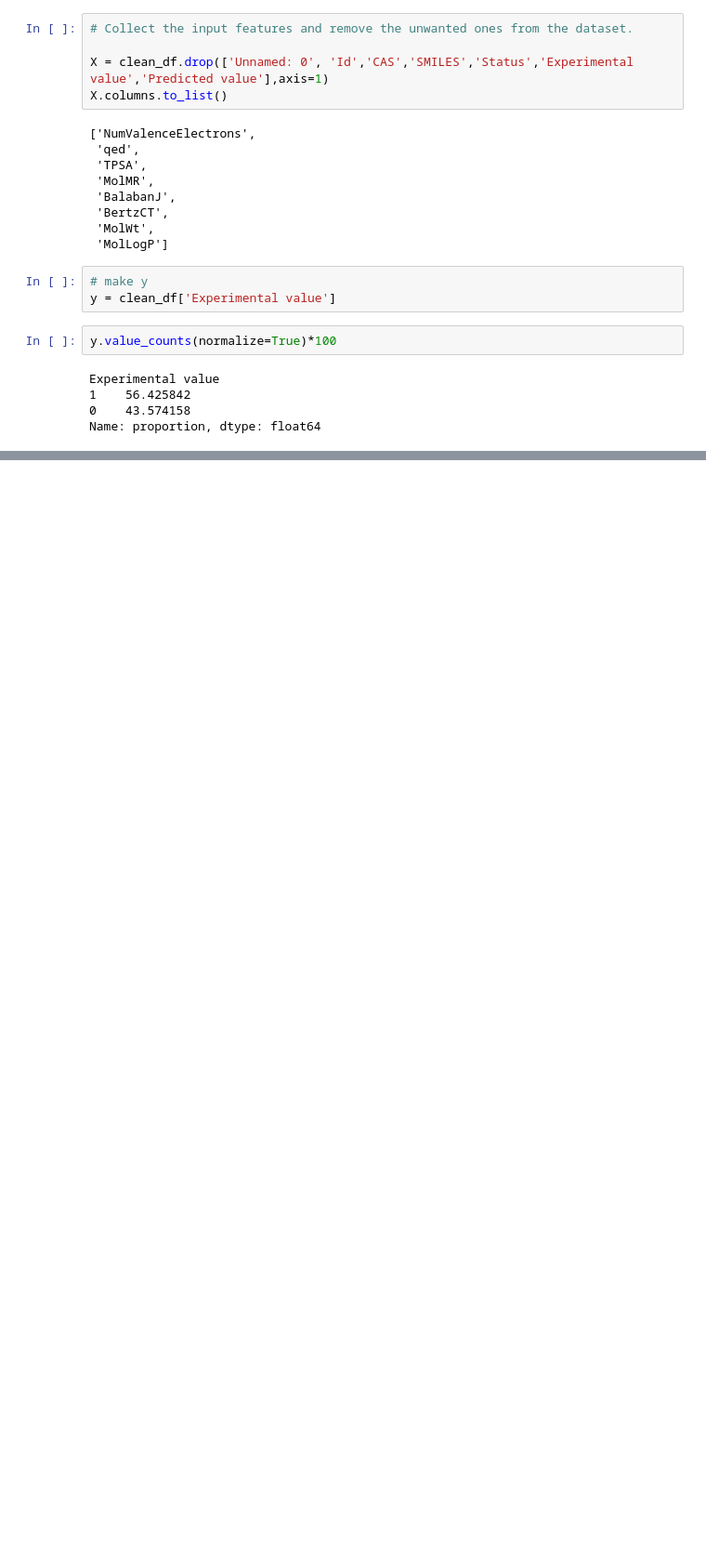
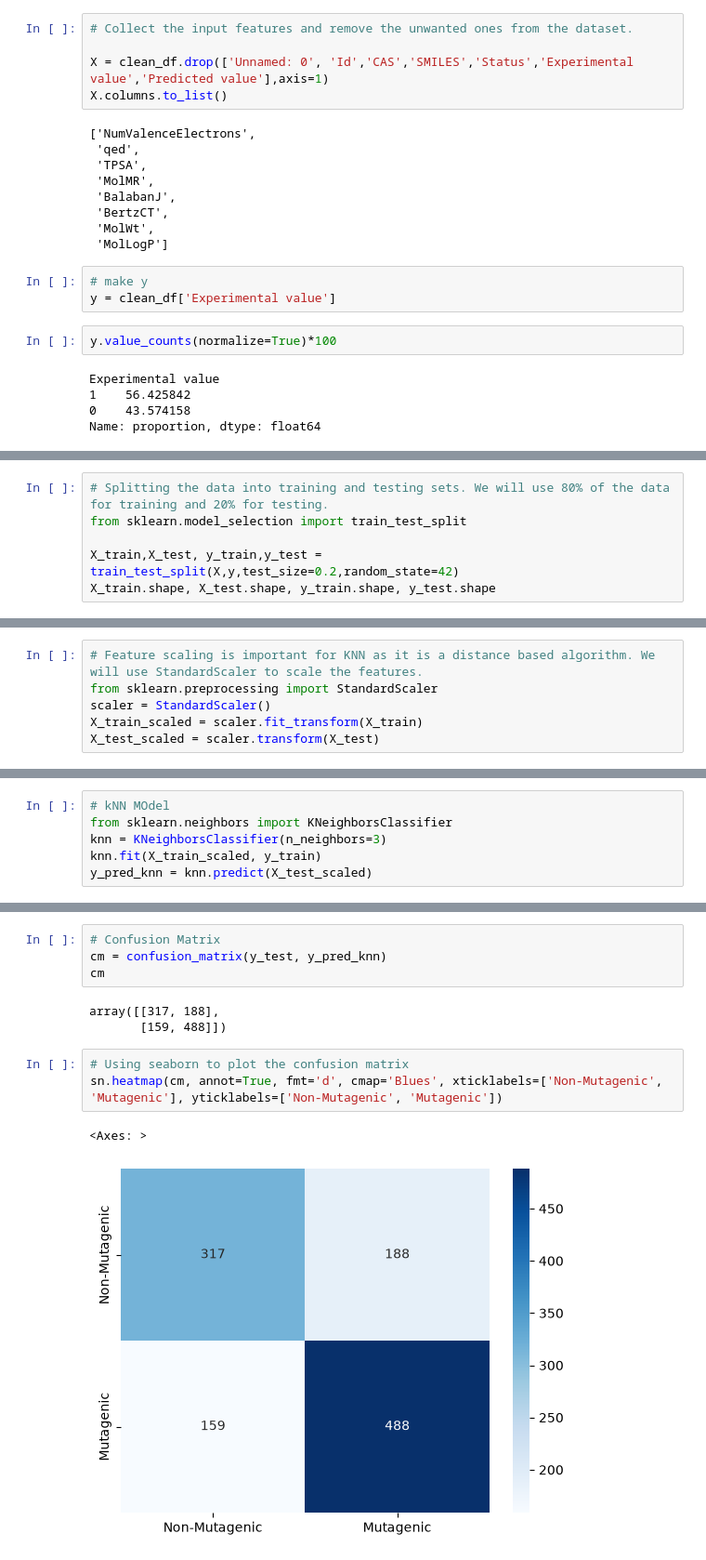
Before and after one commit to BoniYu/mutagenicity_knn, a Jupyter notebook: notebooks/eda.ipynb, the cells around one changed output, grey strips where cells are left out. Shown at 93% size. Saved outputs shown, nothing was run; the diff lists cells and outputs as text; blank space fills up the shorter version.

```diff
--- a/notebooks/eda.ipynb
+++ b/notebooks/eda.ipynb
@@ -147,0 +193,6 @@ Name: proportion, dtype: float64
+# %%
+# Splitting the data into training and testing sets. We will use 80% of the data for training and 20% for testing.
+from sklearn.model_selection import train_test_split
+
+X_train,X_test, y_train,y_test = train_test_split(X,y,test_size=0.2,random_state=42)
+X_train.shape, X_test.shape, y_train.shape, y_test.shape
@@ -147,0 +215,6 @@ Name: proportion, dtype: float64
+# %%
+# Feature scaling is important for KNN as it is a distance based algorithm. We will use StandardScaler to scale the features.
+from sklearn.preprocessing import StandardScaler
+scaler = StandardScaler()
+X_train_scaled = scaler.fit_transform(X_train)
+X_test_scaled = scaler.transform(X_test)
@@ -147,0 +237,6 @@ Name: proportion, dtype: float64
+# %%
+# kNN MOdel
+from sklearn.neighbors import KNeighborsClassifier
+knn = KNeighborsClassifier(n_neighbors=3)
+knn.fit(X_train_scaled, y_train)
+y_pred_knn = knn.predict(X_test_scaled)
@@ -147,0 +262,13 @@ Name: proportion, dtype: float64
+# %%
+# Confusion Matrix
+cm = confusion_matrix(y_test, y_pred_knn)
+cm
+# %% [output]
+array([[317, 188],
+       [159, 488]])
+# %%
+# Using seaborn to plot the confusion matrix
+sn.heatmap(cm, annot=True, fmt='d', cmap='Blues', xticklabels=['Non-Mutagenic', 'Mutagenic'], yticklabels=['Non-Mutagenic', 'Mutagenic'])
+# %% [output]
+<Axes: >
+[figure, added]
```
Also changed, not shown: parts of 13 cells of this notebook.
